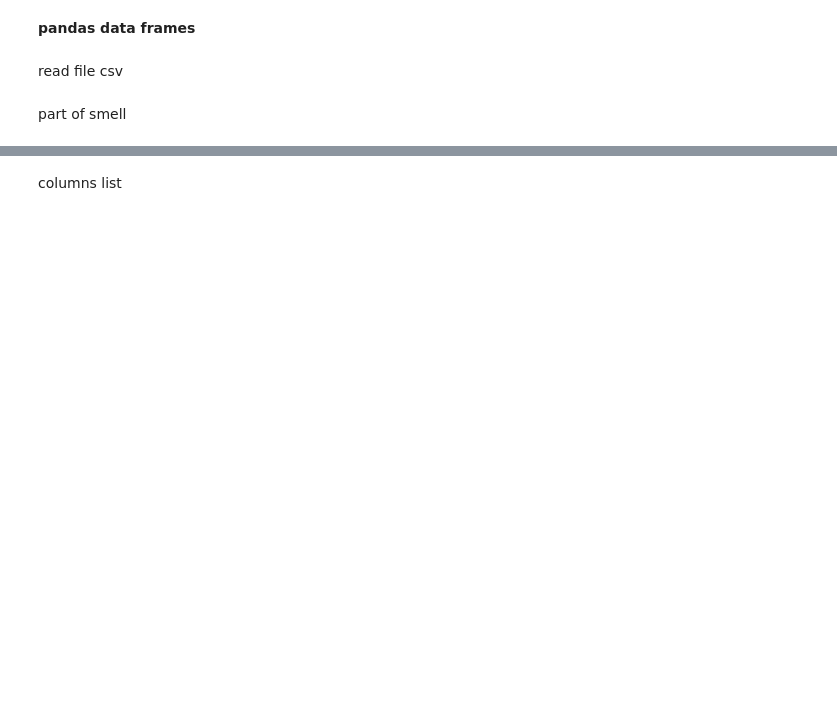
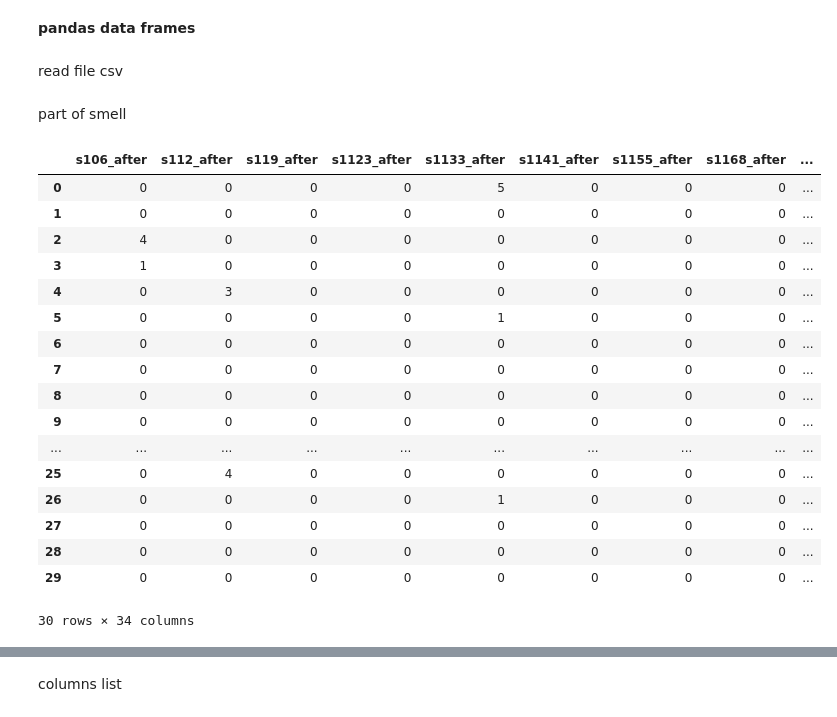
Before and after one commit to beaw21/Demo, a Jupyter notebook: test.04/project_flink.ipynb, the cells around one changed output, grey strips where cells are left out. Cells and saved outputs as stored; diff of their text form; code cells hidden in the pictures; blank space fills up the shorter version.

```diff
--- a/test.04/project_flink.ipynb
+++ b/test.04/project_flink.ipynb
@@ -30,2 +15,0 @@ befor_commit_smell = x1 +x2 + x3 +x4 +x5 + x6
-# %%
-df['befor_commit_smell'] = befor_commit_smell
@@ -46,2 +15,0 @@ after_commit_smell = y1 +y2 + y3 +y4 +y5 + y6
-# %%
-df['after_commit_smell'] = after_commit_smell
@@ -47,0 +20,21 @@ df['after_commit_smell'] = after_commit_smell
+# %%
+commit_after_sm
+# %% [output]
+|  | s106_after | s112_after | s119_after | s1123_after | s1133_after | s1141_after | s1155_after | s1168_after | ... |
+| 0 | 0 | 0 | 0 | 0 | 5 | 0 | 0 | 0 | ... |
+| 1 | 0 | 0 | 0 | 0 | 0 | 0 | 0 | 0 | ... |
+| 2 | 4 | 0 | 0 | 0 | 0 | 0 | 0 | 0 | ... |
+| 3 | 1 | 0 | 0 | 0 | 0 | 0 | 0 | 0 | ... |
+| 4 | 0 | 3 | 0 | 0 | 0 | 0 | 0 | 0 | ... |
+| 5 | 0 | 0 | 0 | 0 | 1 | 0 | 0 | 0 | ... |
+| 6 | 0 | 0 | 0 | 0 | 0 | 0 | 0 | 0 | ... |
+| 7 | 0 | 0 | 0 | 0 | 0 | 0 | 0 | 0 | ... |
+| 8 | 0 | 0 | 0 | 0 | 0 | 0 | 0 | 0 | ... |
+| 9 | 0 | 0 | 0 | 0 | 0 | 0 | 0 | 0 | ... |
+| ... | ... | ... | ... | ... | ... | ... | ... | ... | ... |
+| 25 | 0 | 4 | 0 | 0 | 0 | 0 | 0 | 0 | ... |
+| 26 | 0 | 0 | 0 | 0 | 1 | 0 | 0 | 0 | ... |
+| 27 | 0 | 0 | 0 | 0 | 0 | 0 | 0 | 0 | ... |
+| 28 | 0 | 0 | 0 | 0 | 0 | 0 | 0 | 0 | ... |
+| 29 | 0 | 0 | 0 | 0 | 0 | 0 | 0 | 0 | ... |
+30 rows × 34 columns
```
Also changed, not shown: parts of 22 cells of this notebook.
